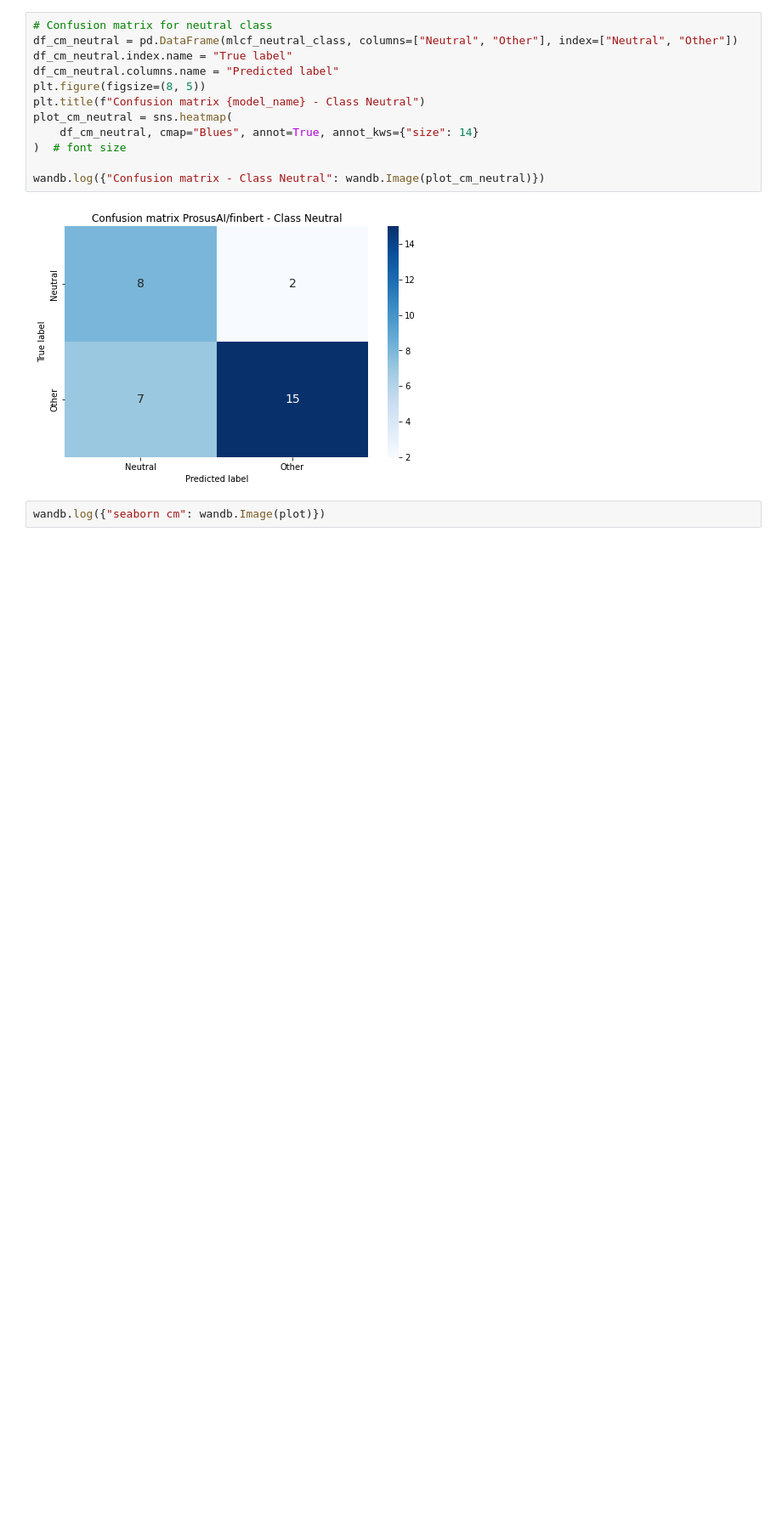
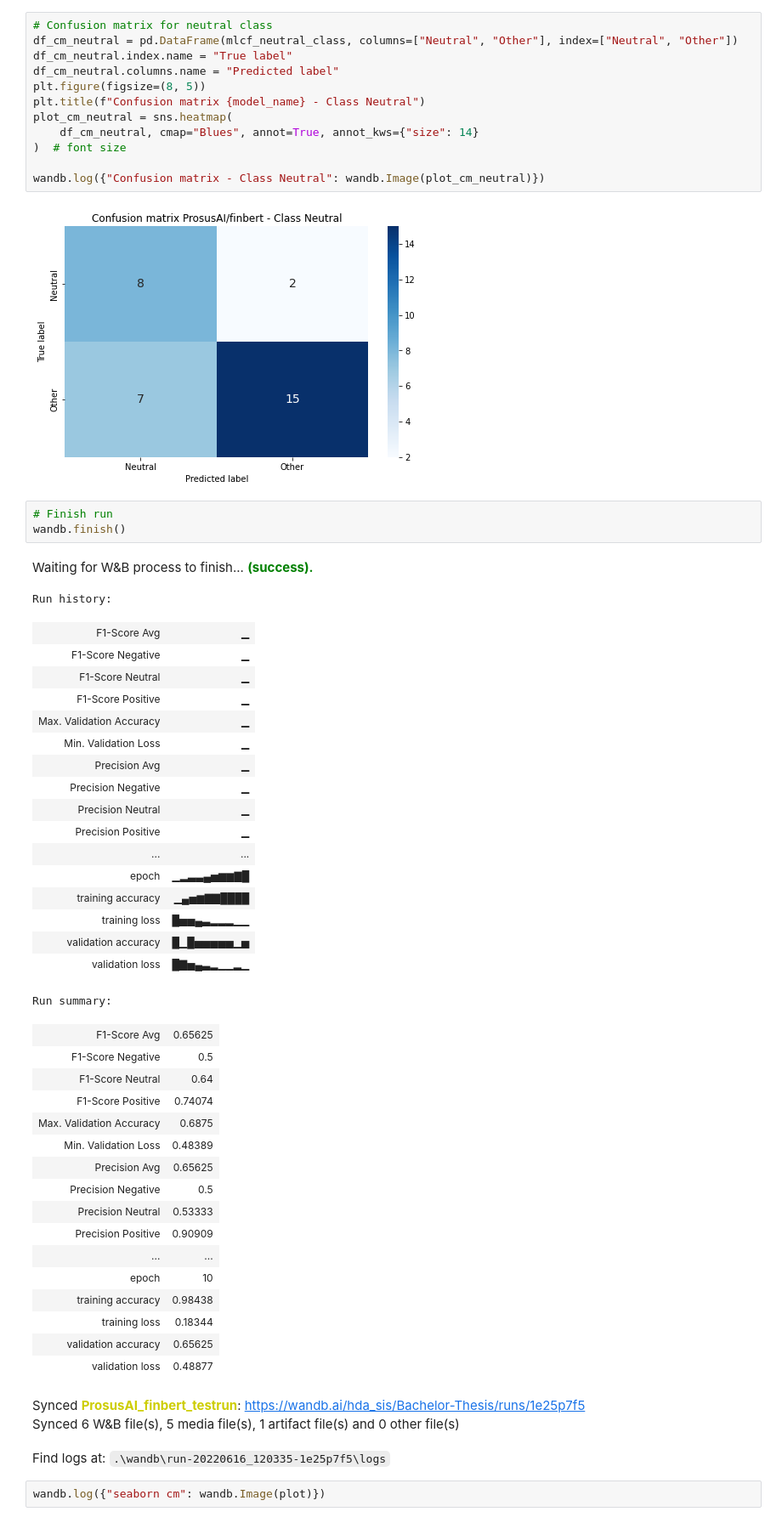
Before and after one commit to Jan-Burger/Bachelor-Thesis, a Jupyter notebook: notebooks/sentiment_analysis/transformer_finetuning.ipynb, the cells around one changed output. Shown: that part at 85% size. Cells and saved outputs as stored; diff of their text form; blank space fills up the shorter version.

```diff
--- a/notebooks/sentiment_analysis/transformer_finetuning.ipynb
+++ b/notebooks/sentiment_analysis/transformer_finetuning.ipynb
@@ -548,6 +548,48 @@ plot_cm_neutral = sns.heatmap(
 wandb.log({"Confusion matrix - Class Neutral": wandb.Image(plot_cm_neutral)})
 # %% [output]
 [figure]
+# %%
+# Finish run
+wandb.finish()
+# %% [output]
+Waiting for W&B process to finish... (success).
+Run history:
+| F1-Score Avg | ▁ |
+| F1-Score Negative | ▁ |
+| F1-Score Neutral | ▁ |
+| F1-Score Positive | ▁ |
+| Max. Validation Accuracy | ▁ |
+| Min. Validation Loss | ▁ |
+| Precision Avg | ▁ |
+| Precision Negative | ▁ |
+| Precision Neutral | ▁ |
+| Precision Positive | ▁ |
+| ... | ... |
+| epoch | ▁▂▃▃▄▅▆▆▇█ |
+| training accuracy | ▁▄▅▆▇▇████ |
+| training loss | █▅▅▄▃▂▂▂▁▁ |
+| validation accuracy | █▁█▅▅▅▅▅▁▅ |
+| validation loss | █▇▅▄▃▂▁▁▂▁ |
+Run summary:
+| F1-Score Avg | 0.65625 |
+| F1-Score Negative | 0.5 |
+| F1-Score Neutral | 0.64 |
+| F1-Score Positive | 0.74074 |
+| Max. Validation Accuracy | 0.6875 |
+| Min. Validation Loss | 0.48389 |
+| Precision Avg | 0.65625 |
+| Precision Negative | 0.5 |
+| Precision Neutral | 0.53333 |
+| Precision Positive | 0.90909 |
+| ... | ... |
+| epoch | 10 |
+| training accuracy | 0.98438 |
+| training loss | 0.18344 |
+| validation accuracy | 0.65625 |
+| validation loss | 0.48877 |
+Synced ProsusAI_finbert_testrun: https://wandb.ai/hda_sis/Bachelor-Thesis/runs/1e25p7f5
+Synced 6 W&B file(s), 5 media file(s), 1 artifact file(s) and 0 other file(s)
+Find logs at: .\wandb\run-20220616_120335-1e25p7f5\logs
 # %%
 wandb.log({"seaborn cm": wandb.Image(plot)})
 # %%
```
Also changed, not shown: parts of 14 cells of this notebook, 16 other files.
